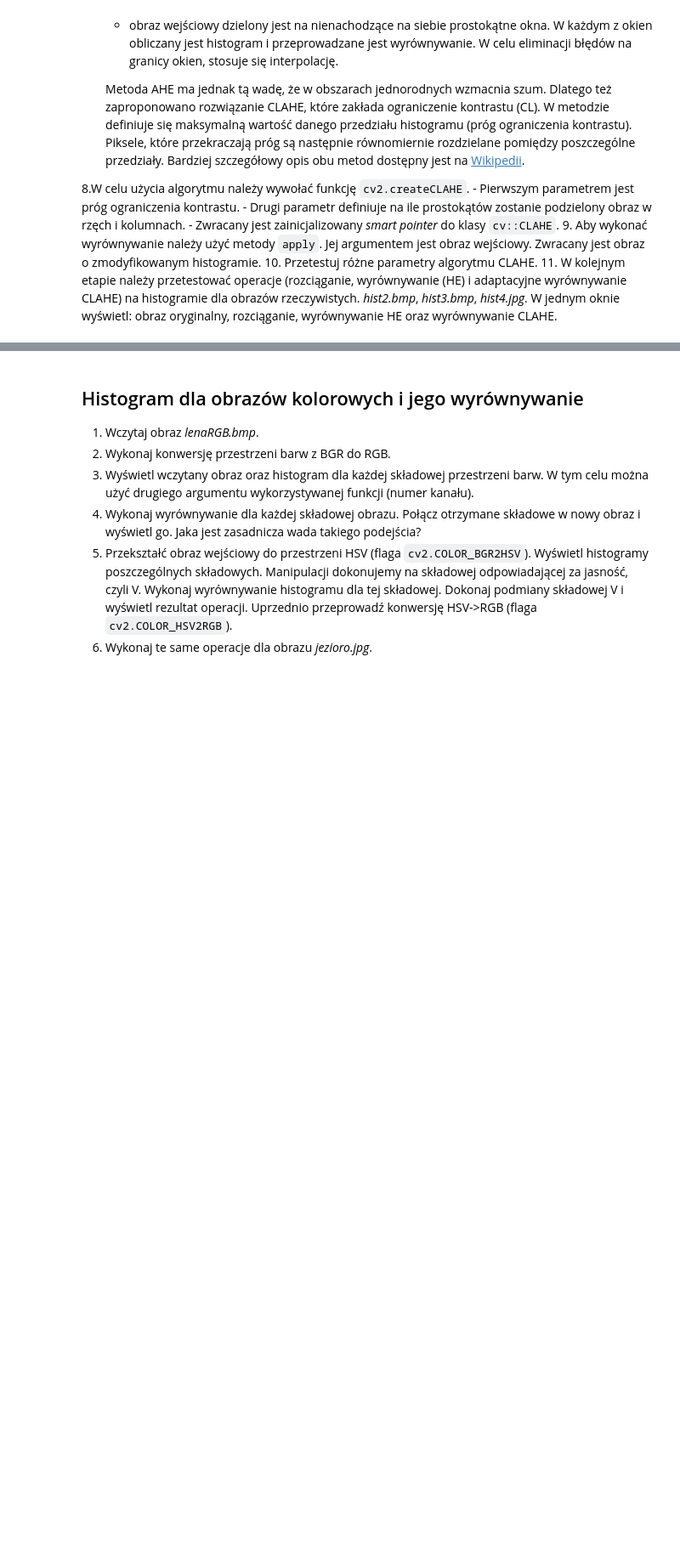
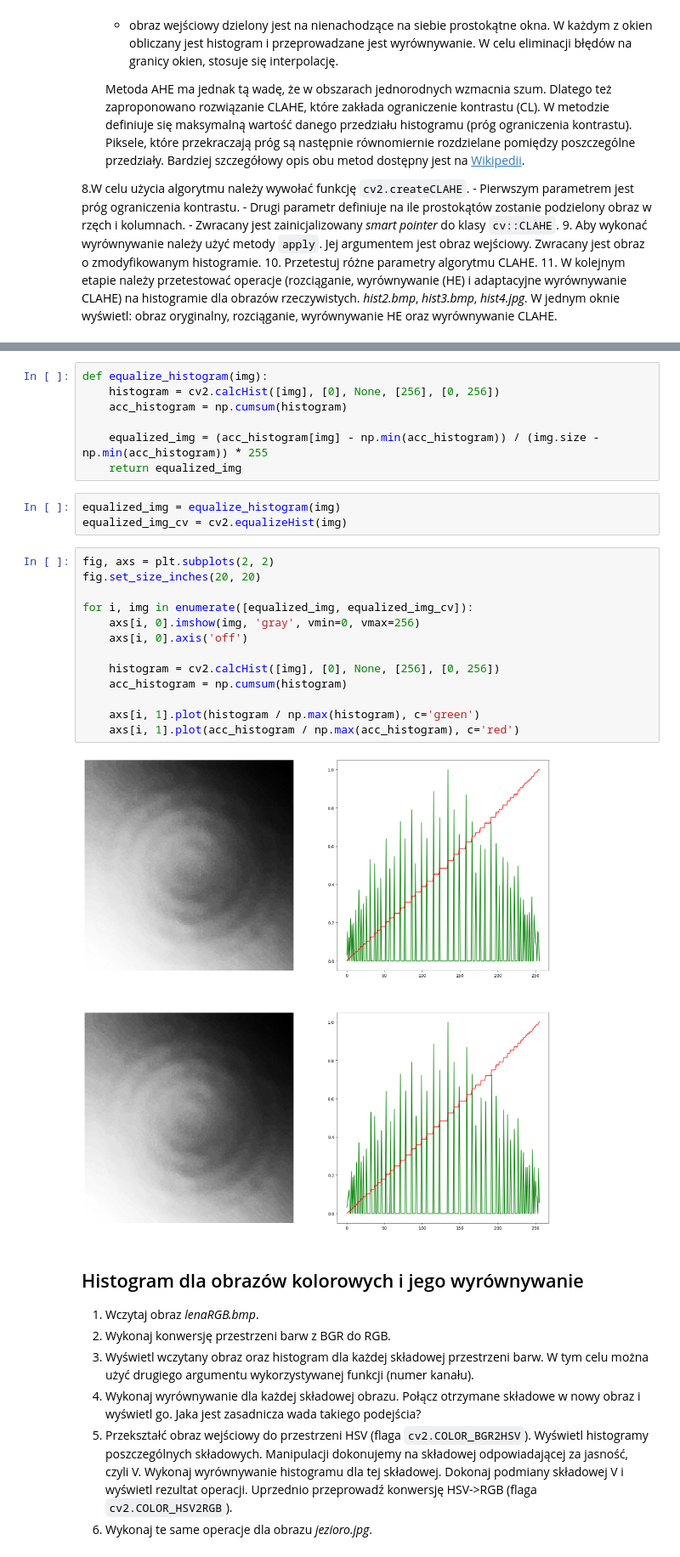
Before and after one commit to krudny/Image-processing, a Jupyter notebook: Lab3-histogram/03_histogram.ipynb, the cells around one changed output, grey strips where cells are left out. Shown at 85% size. Saved outputs shown, nothing was run; the diff lists cells and outputs as text; blank space fills up the shorter version.

```diff
--- a/Lab3-histogram/03_histogram.ipynb
+++ b/Lab3-histogram/03_histogram.ipynb
@@ -257,3 +269,28 @@ W jednym oknie wyświetl: obraz oryginalny, rozciąganie, wyrównywanie HE oraz
+# %%
+def equalize_histogram(img):
+    histogram = cv2.calcHist([img], [0], None, [256], [0, 256])
+    acc_histogram = np.cumsum(histogram)
+
+    equalized_img = (acc_histogram[img] - np.min(acc_histogram)) / (img.size - np.min(acc_histogram)) * 255
+    return equalized_img
+# %%
+equalized_img = equalize_histogram(img)
+equalized_img_cv = cv2.equalizeHist(img)
+# %%
+fig, axs = plt.subplots(2, 2)
+fig.set_size_inches(20, 20)
+
+for i, img in enumerate([equalized_img, equalized_img_cv]):
+    axs[i, 0].imshow(img, 'gray', vmin=0, vmax=256)
+    axs[i, 0].axis('off')
+
+    histogram = cv2.calcHist([img], [0], None, [256], [0, 256])
+    acc_histogram = np.cumsum(histogram)
+
+    axs[i, 1].plot(histogram / np.max(histogram), c='green')
+    axs[i, 1].plot(acc_histogram / np.max(acc_histogram), c='red')
+# %% [output]
+[figure, added]
 # %% [markdown]
 ## Histogram dla obrazów kolorowych i jego wyrównywanie
 
```
Also changed, not shown: parts of 2 cells of this notebook, 4 other files.
